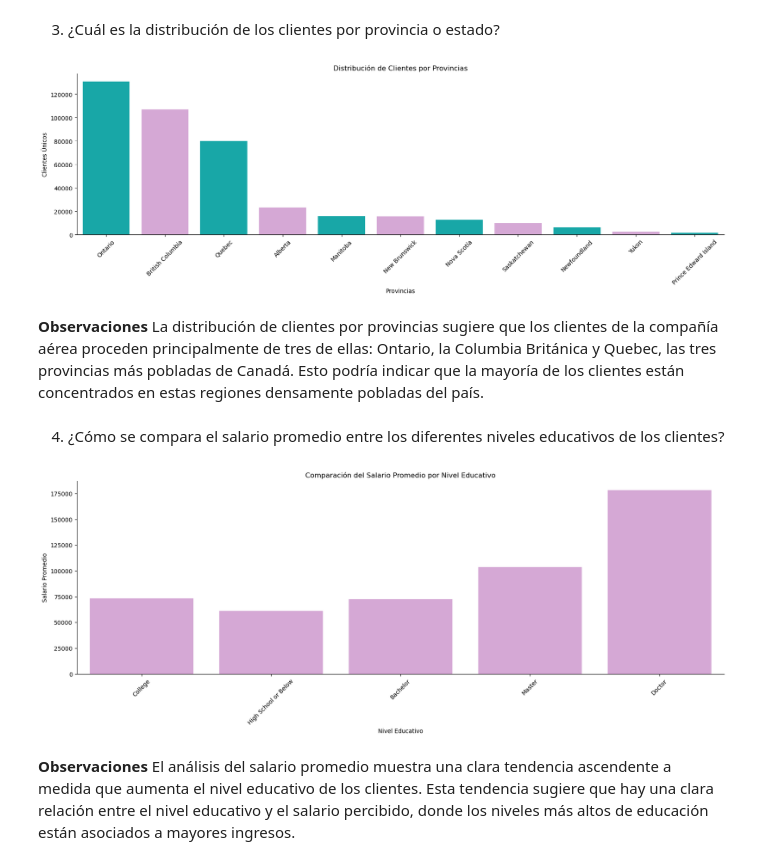
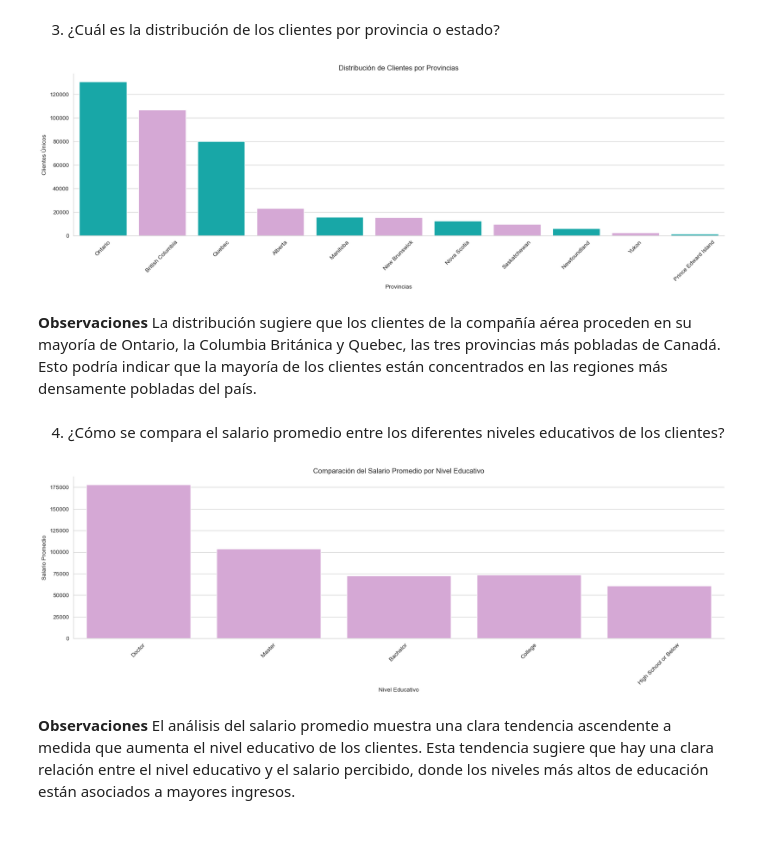
Before and after one commit to Adalab/bda-modulo-3-evaluacion-final-TaniaGraff, a Jupyter notebook: fase2_visualizacion.ipynb, the cells around one changed output. Cells and saved outputs as stored; diff of their text form; code cells hidden in the pictures; blank space fills up the shorter version.

```diff
--- a/fase2_visualizacion.ipynb
+++ b/fase2_visualizacion.ipynb
@@ -30,6 +30,9 @@ df.head()
 # %% [markdown]
 1. ¿Cómo se distribuye la cantidad de vuelos reservados por mes durante el año?
 # %%
+#Uso la función 'sns.set_style("whitegrid")' para cambiar el estilo del fondo de las gráficas con líneas de cuadrícula horizontales y verticales.
+sns.set_style("whitegrid")
+
 #Como son dos columnas numéricas y una categórica uso un gráfico de barras o barplot.
 #Agrupo los vuelos reservados por mes y año.
 mes_anno = df.groupby(['Month', 'Year'])['Flights_Booked'].sum().reset_index()
@@ -39,7 +42,7 @@ orden = ['January', 'February', 'March', 'April', 'May', 'June',
          'July', 'August', 'September', 'October', 'November', 'December']
 colores = ['c', 'plum']
 
-plt.figure(figsize=(16, 6))
+plt.figure(figsize=(20, 5))
 sns.barplot(x='Month', y='Flights_Booked', hue='Year', data=mes_anno, palette=colores, order=orden)
 plt.xlabel('Mes')
 plt.ylabel('Vuelos Reservados')
@@ -76,7 +77,6 @@ plt.gca().spines['top'].set_visible(False)
 #Ordeno las provincias por sus valores únicos.
 orden_provincias = df['Province'].value_counts().index
 
-# Crear el gráfico de barras directamente
 plt.figure(figsize=(20, 5))
 sns.countplot(x='Province', data=df, palette=['c', 'plum'], order=orden_provincias)
 plt.xlabel('Provincias')
@@ -86,29 +86,28 @@ plt.xticks(rotation=45)
 plt.gca().spines['right'].set_visible(False)
 plt.gca().spines['top'].set_visible(False)
 # %% [output]
-[figure, old version]
+[figure, new version]
 # %% [markdown]
-**Observaciones** La distribución de clientes por provincias sugiere que los clientes de la compañía aérea proceden principalmente de tres de ellas: Ontario, la Columbia Británica y Quebec, las tres provincias más pobladas de Canadá. Esto podría indicar que la mayoría de los clientes están concentrados en estas regiones densamente pobladas del país.
+**Observaciones** La distribución sugiere que los clientes de la compañía aérea proceden en su mayoría de Ontario, la Columbia Británica y Quebec, las tres provincias más pobladas de Canadá. Esto podría indicar que la mayoría de los clientes están concentrados en las regiones más densamente pobladas del país.
 # %% [markdown]
 4. ¿Cómo se compara el salario promedio entre los diferentes niveles educativos de los clientes?
 # %%
 #Vuelvo a usar un gráfico de barras o barplot para hacer esta comparación.
-orden = ['College', 'High School or Below', 'Bachelor', 'Master', 'Doctor']
+orden = ['Doctor', 'Master', 'Bachelor','College', 'High School or Below']
 
 #Calculo el salario promedio por nivel educativo.
 salario_promedio_educacion = df.groupby('Education')['Salary'].mean().reindex(orden)
 
-
-plt.figure(figsize=(20, 6))
+plt.figure(figsize=(20, 5))
 sns.barplot(x=salario_promedio_educacion.index, y=salario_promedio_educacion.values, color='plum')
 plt.xlabel('Nivel Educativo')
 plt.ylabel('Salario Promedio')
 plt.title('Comparación del Salario Promedio por Nivel Educativo')
 plt.xticks(rotation=45)
 plt.gca().spines['right'].set_visible(False)
 plt.gca().spines['top'].set_visible(False);
 # %% [output]
-[figure, old version]
+[figure, new version]
 # %% [markdown]
 **Observaciones** El análisis del salario promedio muestra una clara tendencia ascendente a medida que aumenta el nivel educativo de los clientes. Esta tendencia sugiere que hay una clara relación entre el nivel educativo y el salario percibido, donde los niveles más altos de educación están asociados a mayores ingresos.
 # %% [markdown]
```
Also changed, not shown: parts of 6 cells of this notebook.
